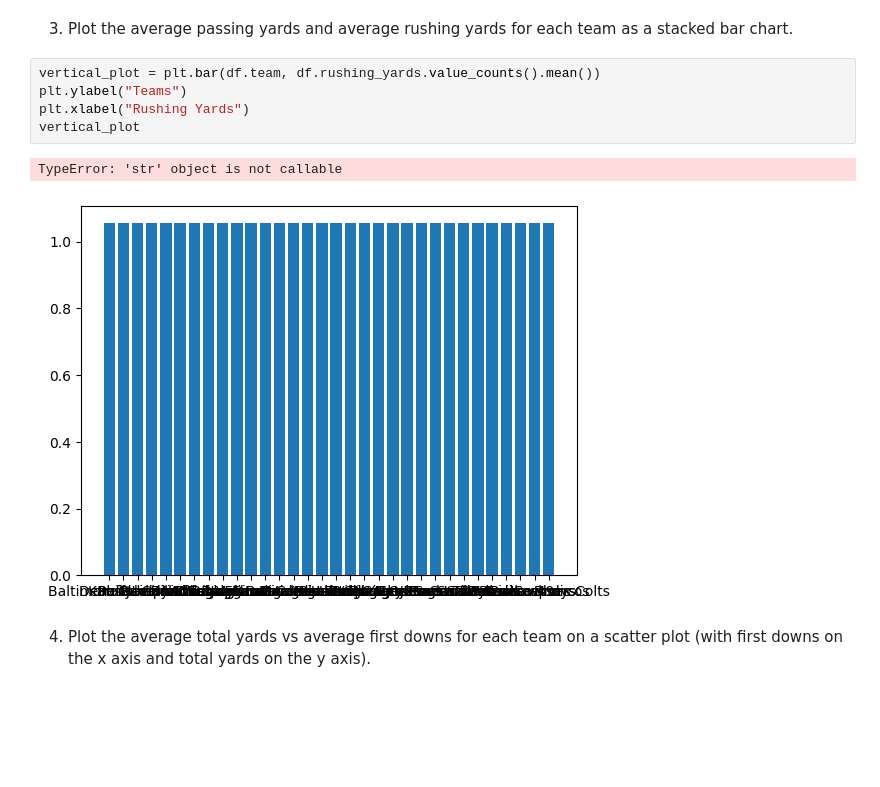
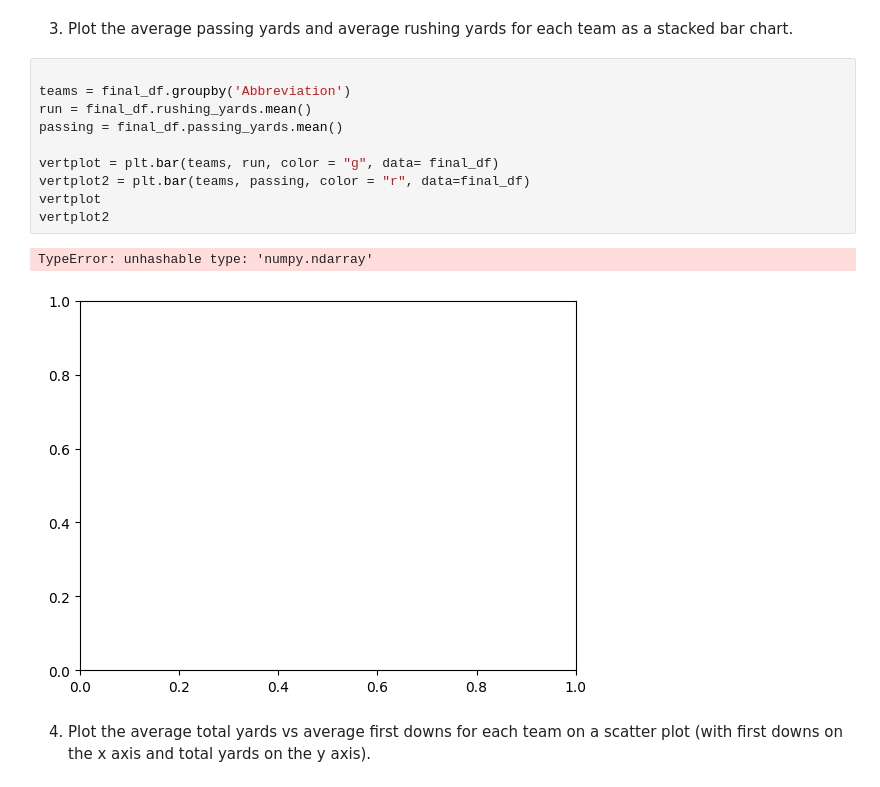
Before and after one commit to Jellis187/cis277-fa22-Lab5, a Jupyter notebook: Lab5.ipynb, the cells around one changed output. Drawn from its saved outputs; the diff is of its cells as text; blank space fills up the shorter version.

```diff
--- a/Lab5.ipynb
+++ b/Lab5.ipynb
@@ -53,12 +54,17 @@ TypeError: 'str' object is not callable
 # %% [markdown]
 3. Plot the average passing yards and average rushing yards for each team as a stacked bar chart.
-# %%
-vertical_plot = plt.bar(df.team, df.rushing_yards.value_counts().mean())
-plt.ylabel("Teams")
-plt.xlabel("Rushing Yards")
-vertical_plot
-# %% [output]
-TypeError: 'str' object is not callable
-[figure, removed]
+# %%
+
+teams = final_df.groupby('Abbreviation')
+run = final_df.rushing_yards.mean()
+passing = final_df.passing_yards.mean()
+
+vertplot = plt.bar(teams, run, color = "g", data= final_df)
+vertplot2 = plt.bar(teams, passing, color = "r", data=final_df)
+vertplot
+vertplot2
+# %% [output]
+TypeError: unhashable type: 'numpy.ndarray'
+[figure, added]
 # %% [markdown]
 4. Plot the average total yards vs average first downs for each team on a scatter plot (with first downs on the x axis and total yards on the y axis).
```
Also changed, not shown: parts of 7 cells of this notebook, 1 other file.
